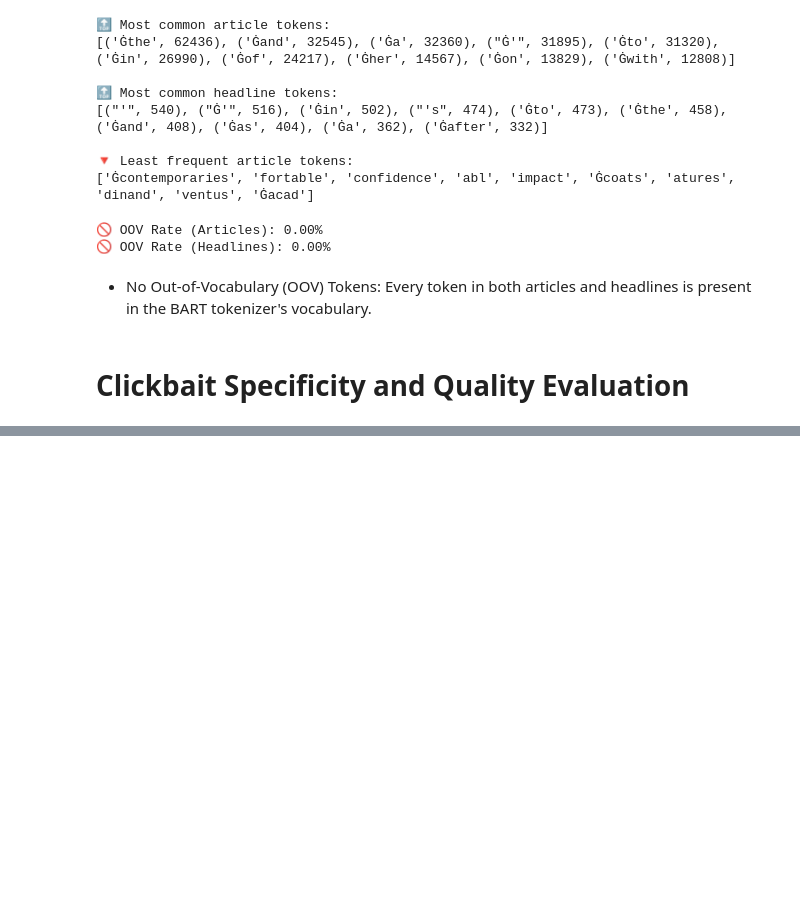
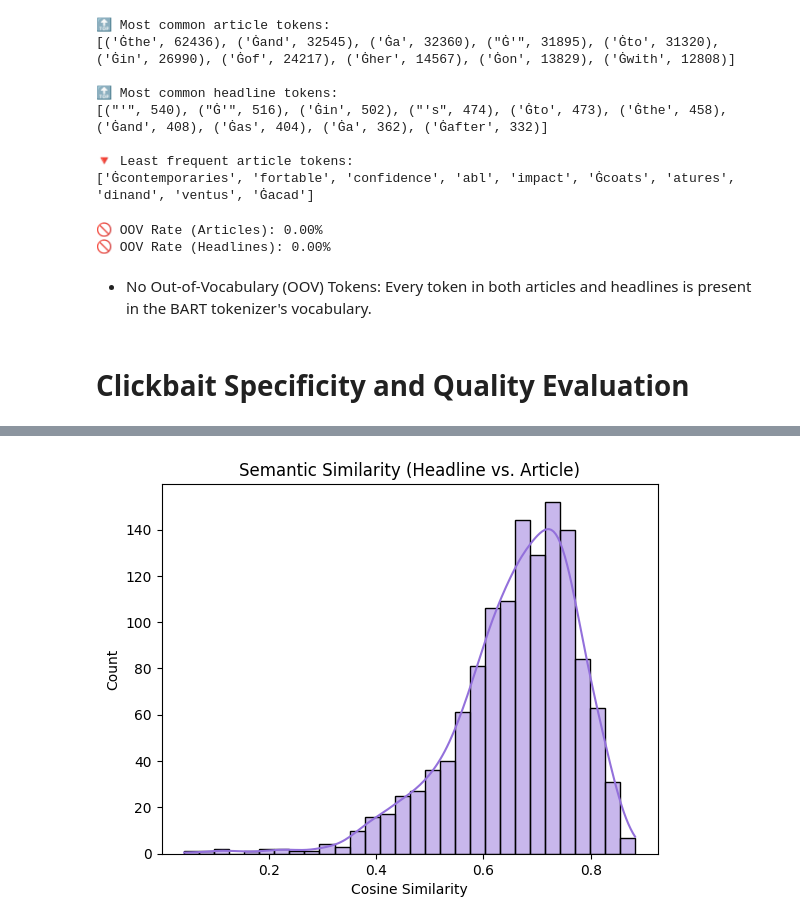
Before and after one commit to weiw3127/clickbait, a Jupyter notebook: data/Analysis.ipynb, the cells around one changed output, grey strips where cells are left out. Cells and saved outputs as stored; diff of their text form; code cells hidden in the pictures; blank space fills up the shorter version.

```diff
--- a/data/Analysis.ipynb
+++ b/data/Analysis.ipynb
@@ -176,0 +263,15 @@ Every token in both articles and headlines is present in the BART tokenizer's vo
+# %%
+from sentence_transformers import SentenceTransformer, util
+import torch
+
+model = SentenceTransformer('all-MiniLM-L6-v2')
+
+# Get embeddings
+article_embeddings = model.encode(df['article'].tolist(), convert_to_tensor=True, show_progress_bar=True)
+headline_embeddings = model.encode(df['headline'].tolist(), convert_to_tensor=True)
+
+# Cosine similarity
+cos_similarities = util.cos_sim(headline_embeddings, article_embeddings).diagonal()
+
+# Add to DataFrame
+df['semantic_similarity'] = cos_similarities.cpu().numpy()
@@ -176,0 +287,12 @@ Every token in both articles and headlines is present in the BART tokenizer's vo
+# %%
+
+# Semantic similarity histogram
+sns.histplot(df['semantic_similarity'], bins=30, color='mediumpurple', kde=True)
+plt.title("Semantic Similarity (Headline vs. Article)")
+plt.xlabel("Cosine Similarity")
+plt.show()
+
+# Correlation with keyword/entity overlap
+#print(df[['semantic_similarity', 'keyword_overlap', 'entity_overlap']].corr())
+# %% [output]
+[figure, added]
```
Also changed, not shown: parts of 22 cells of this notebook.
